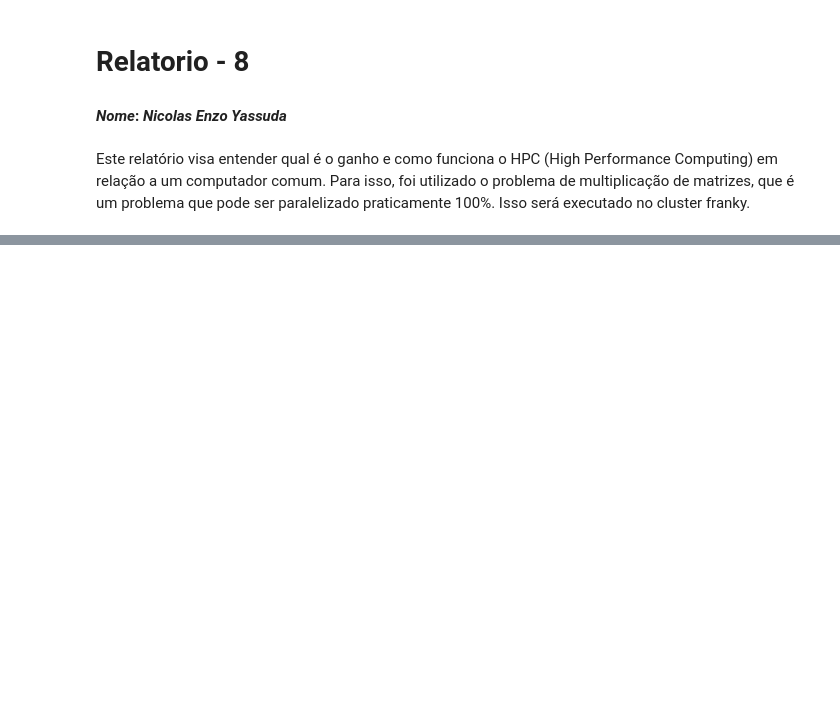
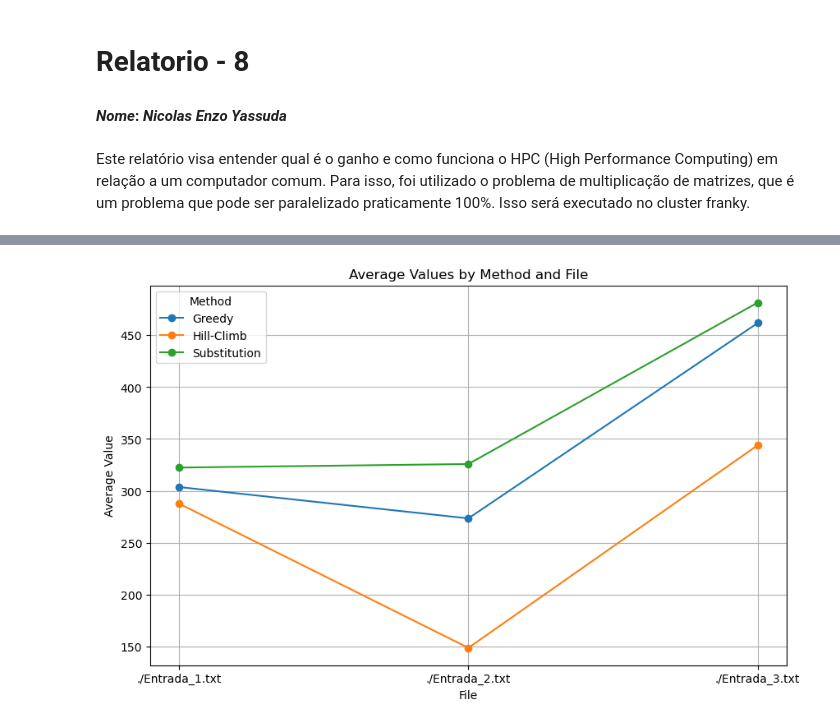
Before and after one commit to nicolasyassuda/super-comp, a Jupyter notebook: Aulas/Aula-8/Relatorio-Aula8.ipynb, the cells around one changed output, grey strips where cells are left out. Cells and saved outputs as stored; diff of their text form; code cells hidden in the pictures; blank space fills up the shorter version.

```diff
--- a/Aulas/Aula-8/Relatorio-Aula8.ipynb
+++ b/Aulas/Aula-8/Relatorio-Aula8.ipynb
@@ -221,0 +174,42 @@ Entrada 4 -> Peso ocupado: 600 Kg, Valor alcançado: 648 dinheiros em 9 minutos
+# %%
+import pandas as pd
+import matplotlib.pyplot as plt
+
+# Correctly organized data
+data = {
+    "Method": ["Greedy"] * 30 + ["Substitution"] * 30 + ["Hill-Climb"] * 30,
+    "File": ["./Entrada_1.txt"] * 10 + ["./Entrada_2.txt"] * 10 + ["./Entrada_3.txt"] * 10 +
+            ["./Entrada_1.txt"] * 10 + ["./Entrada_2.txt"] * 10 + ["./Entrada_3.txt"] * 10 +
+            ["./Entrada_1.txt"] * 10 + ["./Entrada_2.txt"] * 10 + ["./Entrada_3.txt"] * 10,
+    "Value": [
+        245, 318, 417, 291, 286, 375, 282, 273, 199, 350,  # Greedy Entrada 1
+        336, 239, 301, 249, 208, 216, 448, 174, 279, 284,  # Greedy Entrada 2
+        463, 485, 379, 414, 546, 401, 512, 458, 506, 453,  # Greedy Entrada 3
+        470, 371, 398, 342, 291, 234, 275, 295, 299, 249,  # Substitution Entrada 1
+        371, 371, 347, 309, 382, 376, 246, 355, 176, 325,  # Substitution Entrada 2
+        533, 453, 529, 410, 496, 495, 580, 406, 462, 450,  # Substitution Entrada 3
+        331, 253, 357, 254, 373, 319, 317, 373, 300, -1,   # Hill-Climb Entrada 1
+        312, -1, -1, 299, -1, 328, 154, 243, -1, 154,      # Hill-Climb Entrada 2
+        481, 527, 494, 452, 467, -1, 532, -1, -1, 489       # Hill-Climb Entrada 3
+    ]
+}
+
+# Create DataFrame
+df = pd.DataFrame(data)
+
+# Compute the averages
+average_results = df.groupby(["Method", "File"]).mean().reset_index()
+
+# Plotting
+plt.figure(figsize=(10, 6))
+for label, df_group in average_results.groupby("Method"):
+    plt.plot(df_group["File"], df_group["Value"], label=label, marker='o')
+
+plt.title("Average Values by Method and File")
+plt.xlabel("File")
+plt.ylabel("Average Value")
+plt.legend(title="Method")
+plt.grid(True)
+plt.show()
+# %% [output]
+[figure, added]
```
Also changed, not shown: parts of 10 cells of this notebook.
